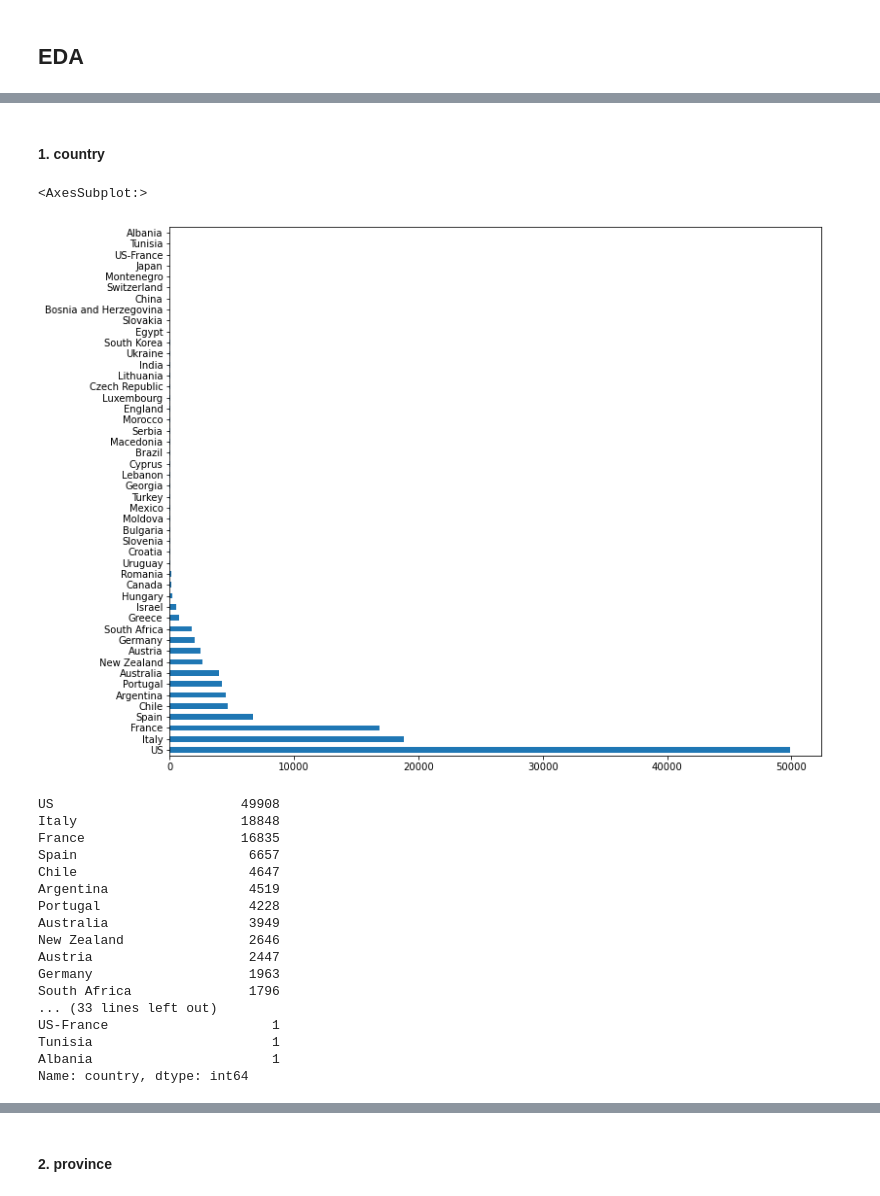
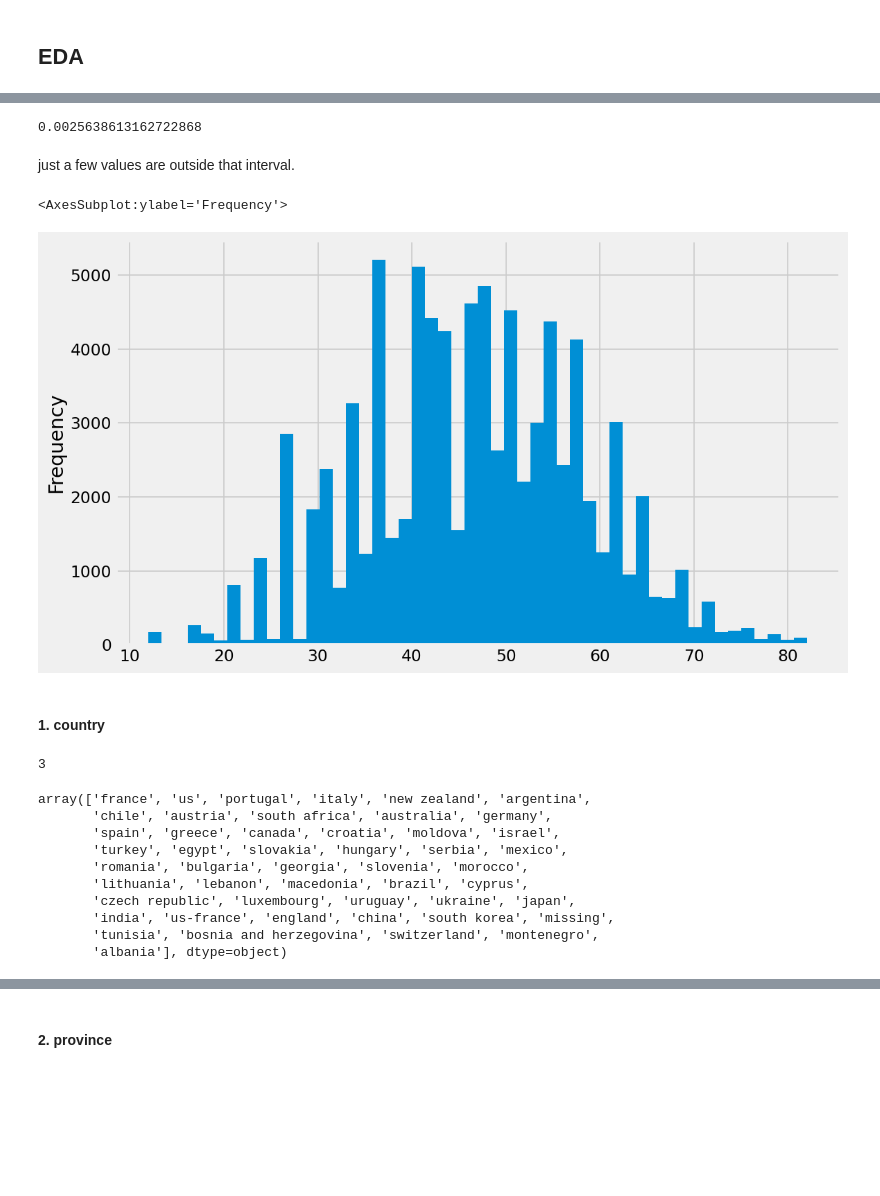
Before and after one commit to DeskDown/Regression_Wine_Reviews, a Jupyter notebook: Wine_Score_Regression.ipynb, the cells around one changed output, grey strips where cells are left out. Drawn from its saved outputs; the diff is of its cells as text; code cells hidden in the pictures; blank space fills up the shorter version.

```diff
--- a/Wine_Score_Regression.ipynb
+++ b/Wine_Score_Regression.ipynb
@@ -76,0 +219,8 @@ dtype: int64
+# %%
+#lets check how many values are withing mean +- 3*sd
+
+lower = mean - 3*std
+upper = mean + 3*std
+
+mask = (df_dev.quality > lower) & (df_dev.quality < upper)
+df_dev[mask].describe()
@@ -77,28 +237,30 @@ dtype: int64
+# %%
+1- 84810/85028
+# %% [output]
+0.0025638613162722868
+# %% [markdown]
+just a few values are outside that interval.
+# %%
+df_dev[mask].quality.plot(kind = 'hist', bins = 50)
+# %% [output]
+<AxesSubplot:ylabel='Frequency'>
+[figure, added]
 # %% [markdown]
 #### 1. country
-# %%
-plt.figure(figsize= (12,10))
-df_dev.country.value_counts().plot(kind= 'barh')
-# %% [output]
-<AxesSubplot:>
-[figure, removed]
+# %%
+df_dev.country.isna().sum()
+# %% [output]
+3
 # %%
-df_dev.country.value_counts()
+df_dev.country.unique()
 # %% [output]
-US                        49908
-Italy                     18848
-France                    16835
-Spain                      6657
-Chile                      4647
-Argentina                  4519
-Portugal                   4228
-Australia                  3949
-New Zealand                2646
-Austria                    2447
-Germany                    1963
-South Africa               1796
-... (33 lines left out)
-US-France                     1
-Tunisia                       1
-Albania                       1
-Name: country, dtype: int64
+array(['france', 'us', 'portugal', 'italy', 'new zealand', 'argentina',
+       'chile', 'austria', 'south africa', 'australia', 'germany',
+       'spain', 'greece', 'canada', 'croatia', 'moldova', 'israel',
+       'turkey', 'egypt', 'slovakia', 'hungary', 'serbia', 'mexico',
+       'romania', 'bulgaria', 'georgia', 'slovenia', 'morocco',
+       'lithuania', 'lebanon', 'macedonia', 'brazil', 'cyprus',
+       'czech republic', 'luxembourg', 'uruguay', 'ukraine', 'japan',
+       'india', 'us-france', 'england', 'china', 'south korea', 'missing',
+       'tunisia', 'bosnia and herzegovina', 'switzerland', 'montenegro',
+       'albania'], dtype=object)
```
Also changed, not shown: parts of 157 cells of this notebook.
